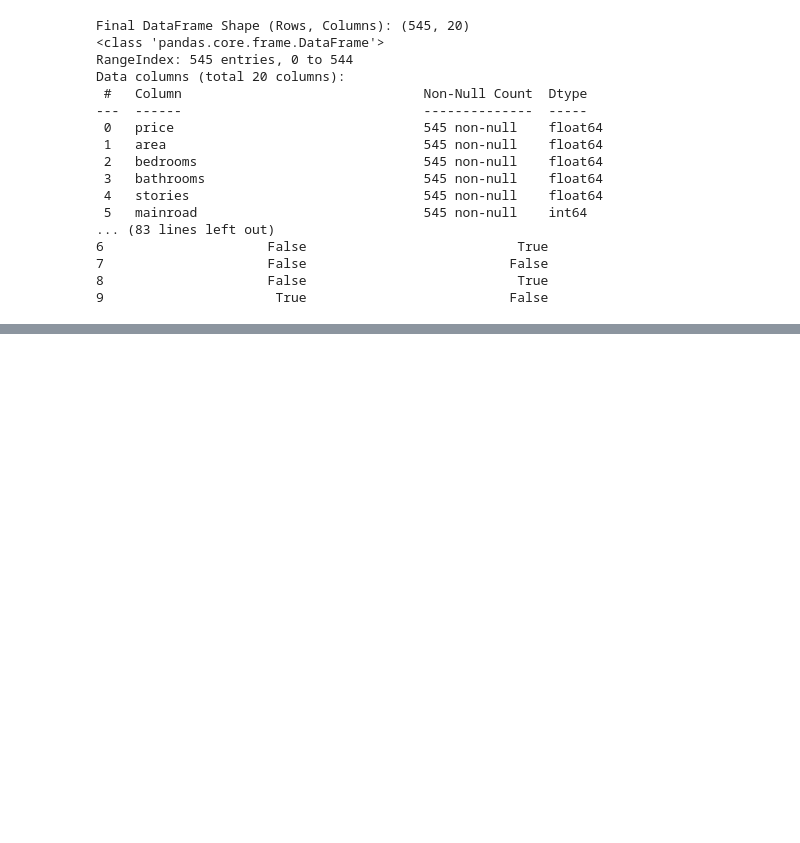
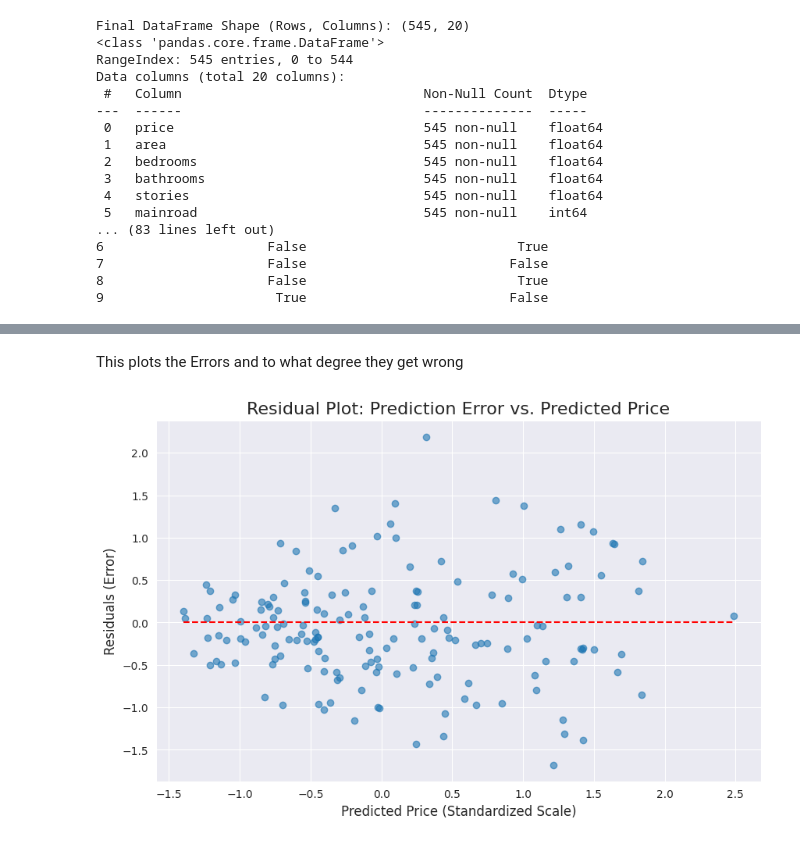
Before and after one commit to lt33tx/Landon_Tinch_DTSC3020_Fall2025-, a Jupyter notebook: 3010_Project.ipynb, the cells around one changed output, grey strips where cells are left out. Saved outputs shown, nothing was run; the diff lists cells and outputs as text; code cells hidden in the pictures; blank space fills up the shorter version.

```diff
--- a/3010_Project.ipynb
+++ b/3010_Project.ipynb
@@ -492,0 +675,35 @@ price_target_correlations_raw = Correlation_Matrix_Full_Set['price']
+# %% [markdown]
+This plots the Errors and to what degree they get wrong
+# %%
+import matplotlib.pyplot as plt
+import seaborn as sns
+import numpy as np
+
+# calculate the residuals by subtracting predicted values from actual values
+residuals = y_test - y_pred
+
+# set a dark grid background style for the plot
+sns.set_style("darkgrid")
+
+# create a figure with a specific size
+plt.figure(figsize=(10, 6))
+
+# create a scatter plot of predicted values vs residuals
+plt.scatter(y_pred, residuals, alpha=0.6)
+
+# draw a horizontal reference line at zero error
+plt.hlines(y=0, xmin=y_pred.min(), xmax=y_pred.max(), color='red', linestyle='--')
+
+# add a title to the residual plot
+plt.title('Residual Plot: Prediction Error vs. Predicted Price', fontsize=16)
+
+# label the x-axis
+plt.xlabel('Predicted Price (Standardized Scale)', fontsize=12)
+
+# label the y-axis
+plt.ylabel('Residuals (Error)', fontsize=12)
+
+# display the final residual plot
+plt.show()
+# %% [output]
+[figure, added]
```
Also changed, not shown: parts of 20 cells of this notebook.
